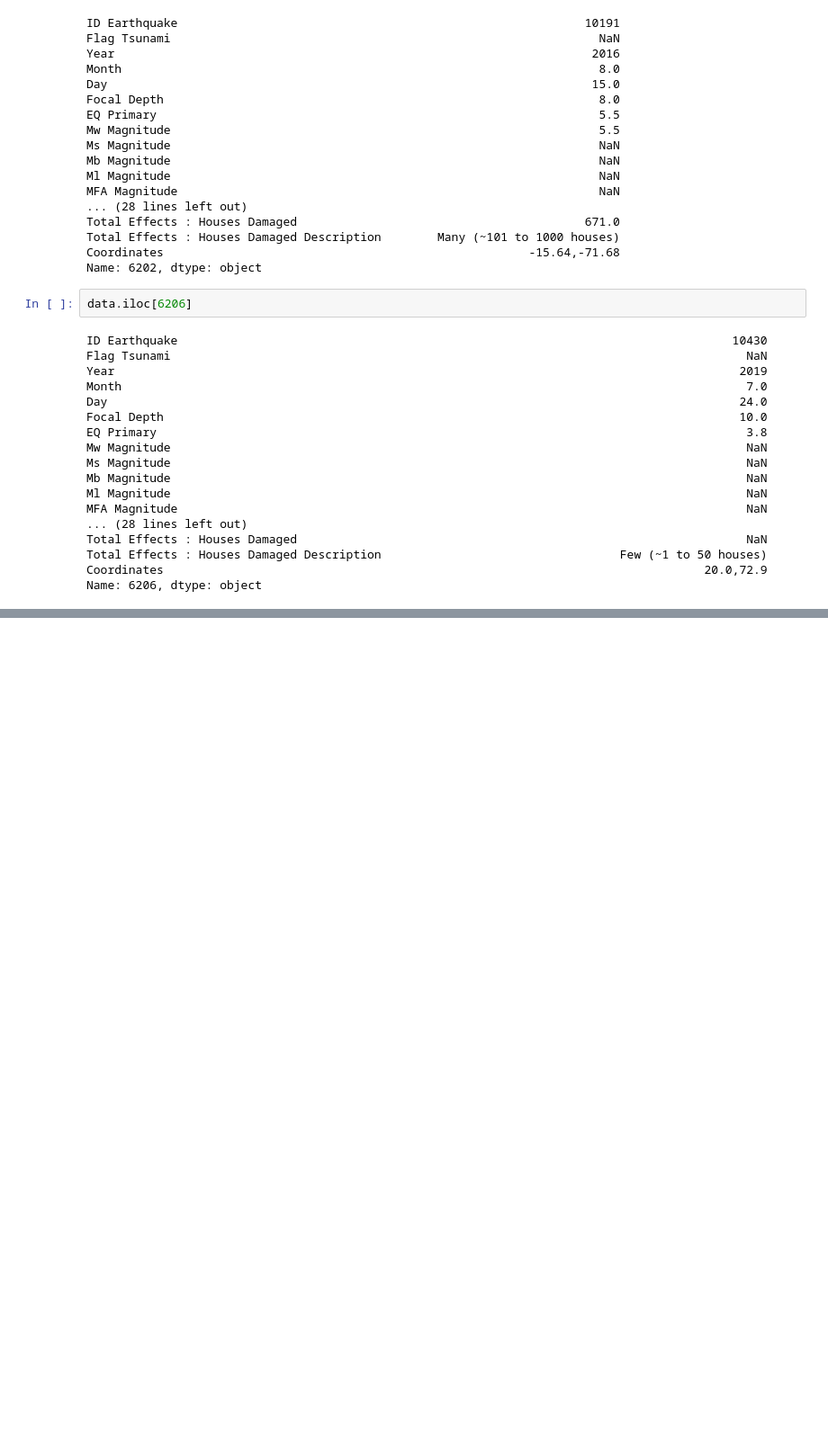
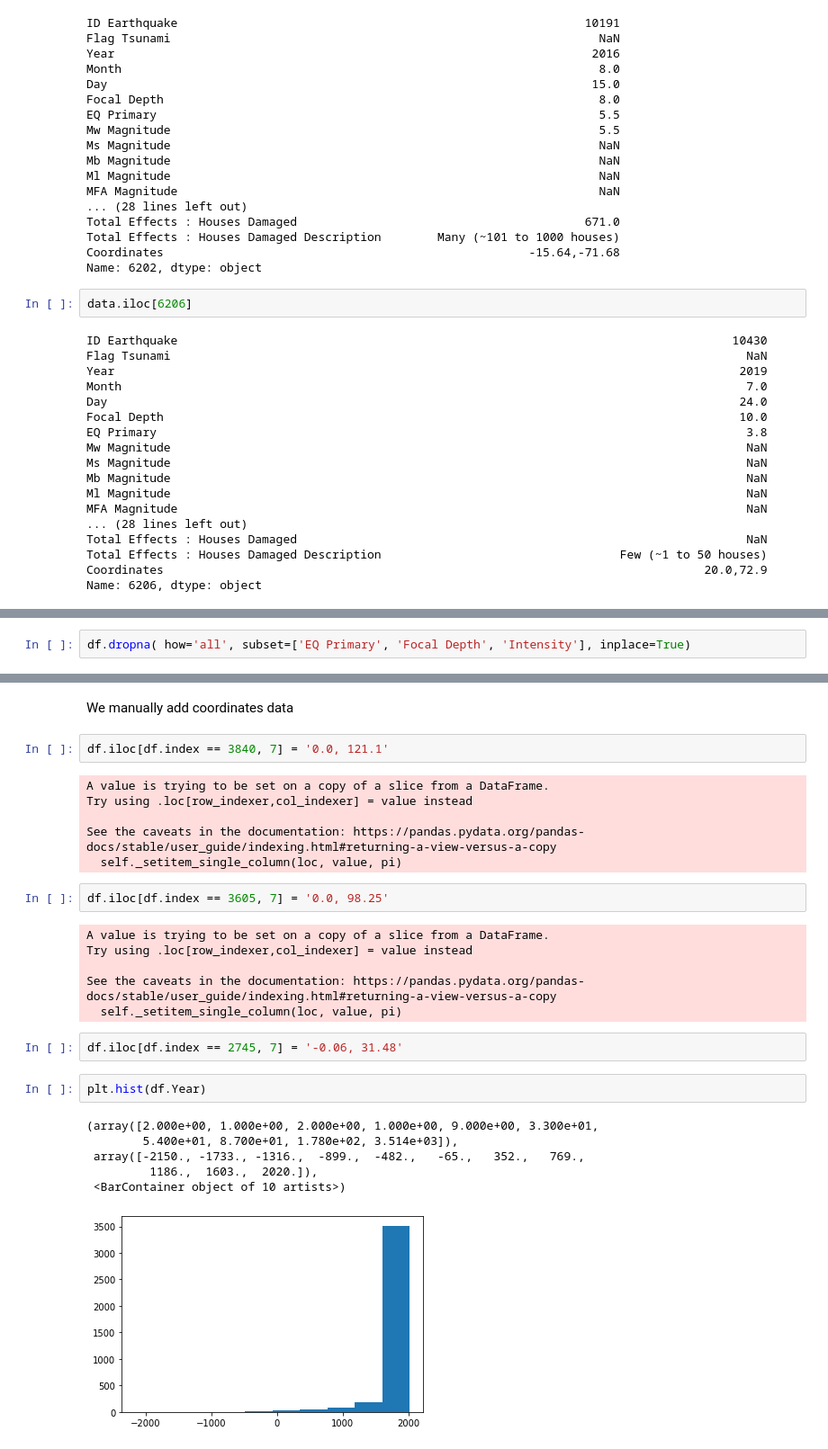
Before and after one commit to eupho73/TER-BNN, a Jupyter notebook: data/sign_eq_database.ipynb, the cells around one changed output, grey strips where cells are left out. Shown at 90% size. Cells and saved outputs as stored; diff of their text form; blank space fills up the shorter version.

```diff
--- a/data/sign_eq_database.ipynb
+++ b/data/sign_eq_database.ipynb
@@ -99,0 +323,2 @@ Name: 6206, dtype: object
+# %%
+df.dropna( how='all', subset=['EQ Primary', 'Focal Depth', 'Intensity'], inplace=True)
@@ -99,0 +369,29 @@ Name: 6206, dtype: object
+# %% [markdown]
+We manually add coordinates data
+# %%
+df.iloc[df.index == 3840, 7] = '0.0, 121.1'
+# %% [output]
+A value is trying to be set on a copy of a slice from a DataFrame.
+Try using .loc[row_indexer,col_indexer] = value instead
+
+See the caveats in the documentation: https://pandas.pydata.org/pandas-docs/stable/user_guide/indexing.html#returning-a-view-versus-a-copy
+  self._setitem_single_column(loc, value, pi)
+# %%
+df.iloc[df.index == 3605, 7] = '0.0, 98.25'
+# %% [output]
+A value is trying to be set on a copy of a slice from a DataFrame.
+Try using .loc[row_indexer,col_indexer] = value instead
+
+See the caveats in the documentation: https://pandas.pydata.org/pandas-docs/stable/user_guide/indexing.html#returning-a-view-versus-a-copy
+  self._setitem_single_column(loc, value, pi)
+# %%
+df.iloc[df.index == 2745, 7] = '-0.06, 31.48'
+# %%
+plt.hist(df.Year)
+# %% [output]
+(array([2.000e+00, 1.000e+00, 2.000e+00, 1.000e+00, 9.000e+00, 3.300e+01,
+        5.400e+01, 8.700e+01, 1.780e+02, 3.514e+03]),
+ array([-2150., -1733., -1316.,  -899.,  -482.,   -65.,   352.,   769.,
+         1186.,  1603.,  2020.]),
+ <BarContainer object of 10 artists>)
+[figure, added]
```
Also changed, not shown: parts of 41 cells of this notebook, 1 other file.
